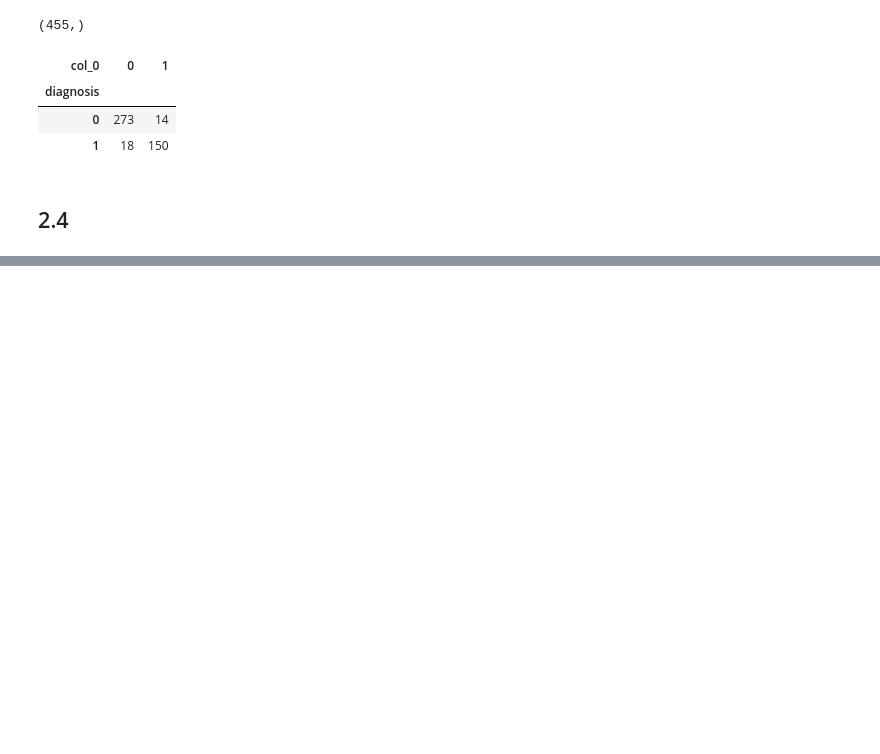
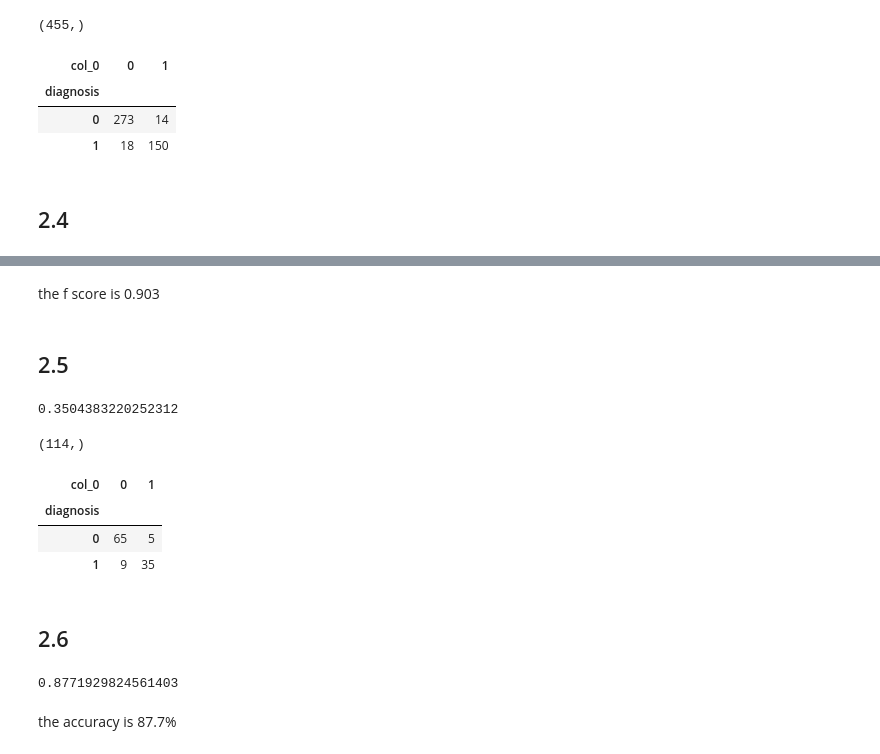
Before and after one commit to simrankota/info370, a Jupyter notebook: assignments/ps-classification.ipynb, the cells around one changed output, grey strips where cells are left out. Saved outputs shown, nothing was run; the diff lists cells and outputs as text; code cells hidden in the pictures; blank space fills up the shorter version.

```diff
--- a/assignments/ps-classification.ipynb
+++ b/assignments/ps-classification.ipynb
@@ -137,0 +159,31 @@ pd.crosstab(ytrain, yhat)
+# %% [markdown]
+the f score is 0.903
+# %% [markdown]
+## 2.5
+# %%
+yhat = m.predict(Xvalid)
+# %%
+rmse = np.sqrt(np.mean((yvalid - yhat)**2))
+rmse
+# %% [output]
+0.3504383220252312
+# %%
+yhat.shape
+# %% [output]
+(114,)
+# %%
+pd.crosstab(yvalid, yhat)
+# %% [output]
+| col_0 | 0 | 1 |
+| diagnosis |  |  |
+| 0 | 65 | 5 |
+| 1 | 9 | 35 |
+# %% [markdown]
+## 2.6
+# %%
+a = (35 + 65) / 114
+a
+# %% [output]
+0.8771929824561403
+# %% [markdown]
+the accuracy is 87.7%
```
Also changed, not shown: parts of 22 cells of this notebook, 1 other file.
